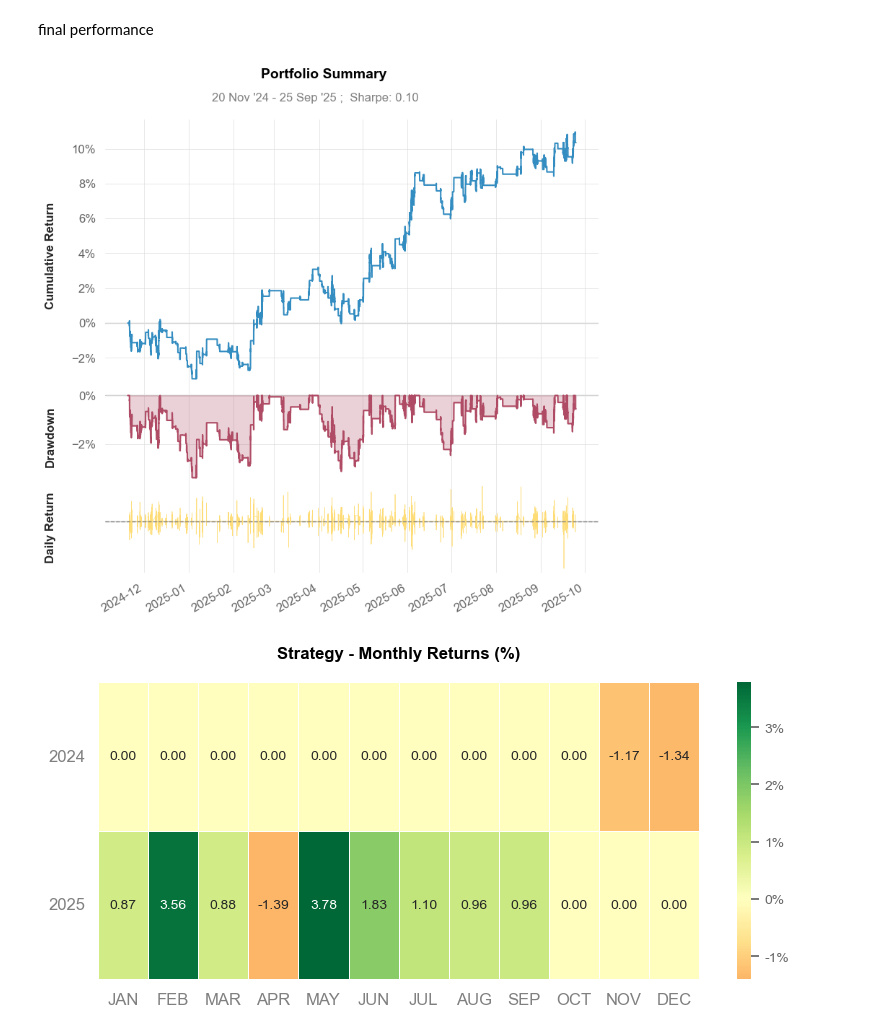
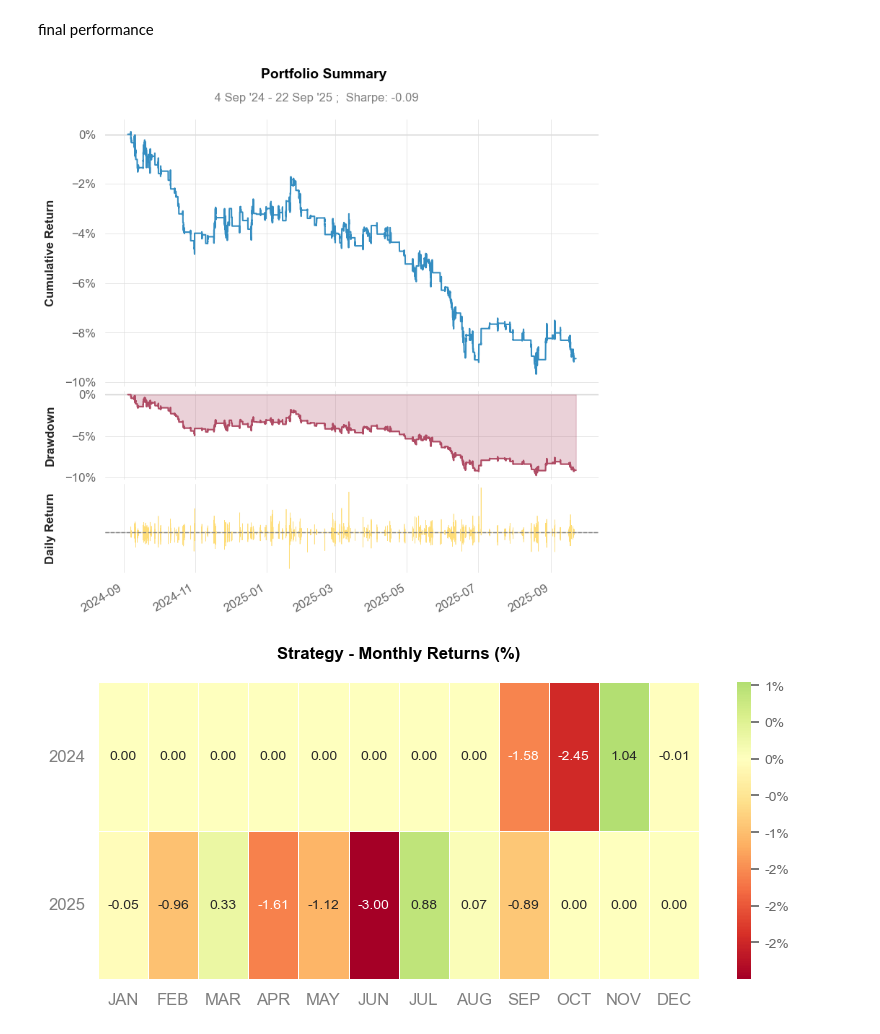
Before and after one commit to AmjadSaidam/FTMO-MT5-Trading-Bot, a Jupyter notebook: notebooks/backtest.ipynb, the cells around one changed output. Drawn from its saved outputs; the diff is of its cells as text; code cells hidden in the pictures.

```diff
--- a/notebooks/backtest.ipynb
+++ b/notebooks/backtest.ipynb
@@ -389,21 +424,17 @@ def run_wfa(data: pd.DataFrame,
     }
 # %%
-# account balance
-account_balance = 1e4
-account_balance_per_strat = account_balance / len(data)
-
 # strats and assets
 strats = [ts.session_breakout, ts.vwap_breakout, ts.bollinger_band_cdv]
 forex = [True, False, False]
 strats_kwargs = [{}, {}, {}]
 days_in_year = [260, 252, 365]
 
-# costs
-spreads = [0.00006, 0.0, 1.0]
-commissions = np.array([0.0, 0.00004, 0.00065]) * 0.5
+# costs (signle trip)
+spreads = [0.00006, 0.0, 1.0] # all in dollars -> % of scaled price
+commissions = np.array([0.0, 0.00002, 0.000325]) # all in % of volume traded, GBPUSD uses dollar % of volume traded
 
 # risk management
-model_ensembels = [True, True, True]
+model_ensembels = [False, True, True]
 
 # run multi-strategy wfa
 wfa_payloads = {}
@@ -497,16 +520,18 @@ wfa_strat_2
 final performance
 # %%
 # run backtest analysis
-n = len(multi_timeframe_data)
-m = len(wfa_payloads['wfa_strat_0']['eval_adjusted_returns'])
-eval_index = multi_timeframe_data.index[n-m: ]
+# each strategy trades its own hours -> align oos returns on the union of timestamps (no bar = no return, equity unchanged)
+wfa_keys = ['wfa_strat_0', 'wfa_strat_1', 'wfa_strat_2']
+strat_rts = pd.concat([pd.Series(wfa_payloads[k]['eval_adjusted_returns'], index = wfa_payloads[k]['eval_index']) for k in wfa_keys], axis = 1, sort = True).fillna(0)
+strat_vols = pd.concat([pd.Series(wfa_payloads[k]['volume_lots'], index = wfa_payloads[k]['eval_index']) for k in wfa_keys], axis = 1, sort = True).fillna(0)
+eval_index = strat_rts.index
 
 # calculate strategy portfolio equity
 equity = lambda acc_balance, returns: acc_balance * np.cumprod(1 + returns) # assuming captail allocation per strategy
 
-strat_1_rt = wfa_payloads['wfa_strat_0']['eval_adjusted_returns']
-strat_2_rt = wfa_payloads['wfa_strat_1']['eval_adjusted_returns']
-strat_3_rt = wfa_payloads['wfa_strat_2']['eval_adjusted_returns']
+strat_1_rt = strat_rts.iloc[:, 0].to_numpy()
+strat_2_rt = strat_rts.iloc[:, 1].to_numpy()
+strat_3_rt = strat_rts.iloc[:, 2].to_numpy()
 
 eq_strat_1 = equity(account_balance_per_strat, strat_1_rt)
 eq_strat_2 = equity(account_balance_per_strat, strat_2_rt)
@@ -517,46 +542,48 @@ portfolio_equity_curve = pd.Series(eq_port, index = eval_index)
 portfolio_adjusted_returns = np.log(portfolio_equity_curve / portfolio_equity_curve.shift(1)).fillna(0)
 
 # print
-base_asset_close = multi_timeframe_data['close']
+base_asset_close = multi_timeframe_data['close'].reindex(eval_index, method = 'ffill') # benchmark on the portfolio timestamps
 base_asset_returns = np.log(base_asset_close/base_asset_close.shift(1))
 backtest_returns = pd.DataFrame({
-    'bench_rt': base_asset_returns[n-m: ],
+    'bench_rt': base_asset_returns,
     'port_rt': portfolio_adjusted_returns,
     'strat_1': strat_1_rt,
     'strat_2': strat_2_rt,
     'strat_3': strat_3_rt
 }, index = eval_index)
 
 with warnings.catch_warnings():
     warnings.filterwarnings('ignore', category = DeprecationWarning, message=".*generic.* unit for NumPy timedelta.*")
     # strategy report
     qs.reports.plots(returns = backtest_returns.port_rt,
                      benchmark = backtest_returns['bench_rt'],
                      mode = 'basic')
+
+    labels = ["GBPUSD", "KO", "BTCUSDT"]
     # seperate strategy equity
     plt.title('Strategy Equity Curves')
-    plt.plot(eval_index, eq_strat_1, label = 'strat 1')
-    plt.plot(eval_index, eq_strat_2, label = 'strat 2')
-    plt.plot(eval_index, eq_strat_3, label = 'strat 3')
+    plt.plot(eval_index, eq_strat_1, label = labels[0])
+    plt.plot(eval_index, eq_strat_2, label = labels[1])
+    plt.plot(eval_index, eq_strat_3, label = labels[-1])
     plt.hlines(account_balance_per_strat, eval_index[0], eval_index[-1], color = 'red', linestyles = '--', linewidth = 2, label = 'Brake-even')
     plt.legend()
     plt.show()
     # returns
     plt.title('Strategy Returns')
-    plt.plot(eval_index, strat_1_rt, label = 'strat 1')
-    plt.plot(eval_index, strat_2_rt, label = 'strat 2')
-    plt.plot(eval_index, strat_3_rt, label = 'strat 3')
+    plt.plot(eval_index, strat_1_rt, label = labels[0])
+    plt.plot(eval_index, strat_2_rt, label = labels[1])
+    plt.plot(eval_index, strat_3_rt, label = labels[-1])
     plt.legend()
     plt.show()
     # traded volume
     plt.title('Strategy Volume Lots')
     log_vol = lambda vol_lots: np.array([abs(np.log(v)) if (v > 0) else v for v in vol_lots])
-    plt.plot(eval_index, log_vol(wfa_payloads['wfa_strat_0']['volume_lots']), label = 'strat 1')
-    plt.plot(eval_index, log_vol(wfa_payloads['wfa_strat_1']['volume_lots']), label = 'strat 2')
-    plt.plot(eval_index, log_vol(wfa_payloads['wfa_strat_2']['volume_lots']), label = 'strat 3')
+    plt.plot(eval_index, log_vol(strat_vols.iloc[:, 0]), label = 'strat 1')
+    plt.plot(eval_index, log_vol(strat_vols.iloc[:, 1]), label = 'strat 2')
+    plt.plot(eval_index, log_vol(strat_vols.iloc[:, 2]), label = 'strat 3')
     plt.hlines(0.01, eval_index[0], eval_index[-1], color = 'red', linestyle = '--', linewidth = 2, label = 'Min account balance')
     plt.legend()
     plt.show()
 # %% [output]
-[figure, old version]
+[figure, new version]
-[figure, old version]
+[figure, new version]
```
Also changed, not shown: parts of 9 cells of this notebook.
